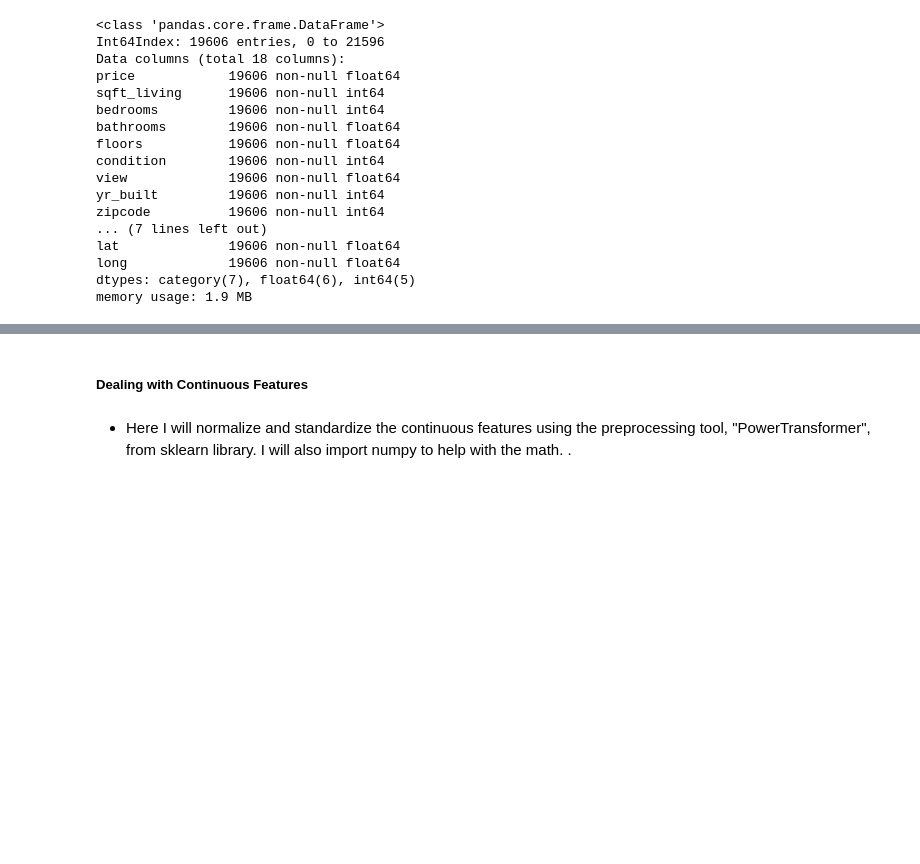
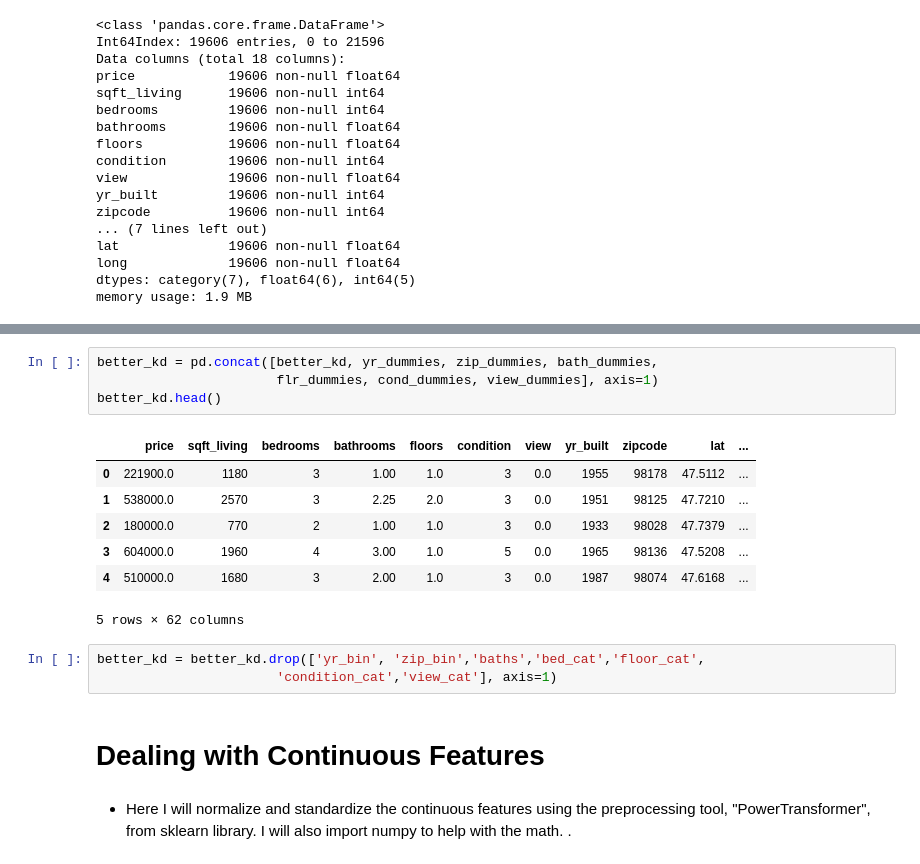
Before and after one commit to cousinskeeta/dsc-v2-mod1-final-project-online-ds-pt-081219, a Jupyter notebook: student.ipynb, the cells around one changed output, grey strips where cells are left out. Cells and saved outputs as stored; diff of their text form; blank space fills up the shorter version.

```diff
--- a/student.ipynb
+++ b/student.ipynb
@@ -598,5 +620,20 @@ memory usage: 1.9 MB
+# %%
+better_kd = pd.concat([better_kd, yr_dummies, zip_dummies, bath_dummies,
+                       flr_dummies, cond_dummies, view_dummies], axis=1)
+better_kd.head()
+# %% [output]
+|  | price | sqft_living | bedrooms | bathrooms | floors | condition | view | yr_built | zipcode | lat | ... |
+| 0 | 221900.0 | 1180 | 3 | 1.00 | 1.0 | 3 | 0.0 | 1955 | 98178 | 47.5112 | ... |
+| 1 | 538000.0 | 2570 | 3 | 2.25 | 2.0 | 3 | 0.0 | 1951 | 98125 | 47.7210 | ... |
+| 2 | 180000.0 | 770 | 2 | 1.00 | 1.0 | 3 | 0.0 | 1933 | 98028 | 47.7379 | ... |
+| 3 | 604000.0 | 1960 | 4 | 3.00 | 1.0 | 5 | 0.0 | 1965 | 98136 | 47.5208 | ... |
+| 4 | 510000.0 | 1680 | 3 | 2.00 | 1.0 | 3 | 0.0 | 1987 | 98074 | 47.6168 | ... |
+5 rows × 62 columns
+# %%
+better_kd = better_kd.drop(['yr_bin', 'zip_bin','baths','bed_cat','floor_cat',
+                       'condition_cat','view_cat'], axis=1)
 # %% [markdown]
-##### Dealing with Continuous Features
+# Dealing with Continuous Features
 # %% [markdown]
 * Here I will normalize and standardize the continuous features using the preprocessing tool, "PowerTransformer", from sklearn library. I will also import numpy to help with the math. .
 # %% [markdown]
```
Also changed, not shown: parts of 78 cells of this notebook.
